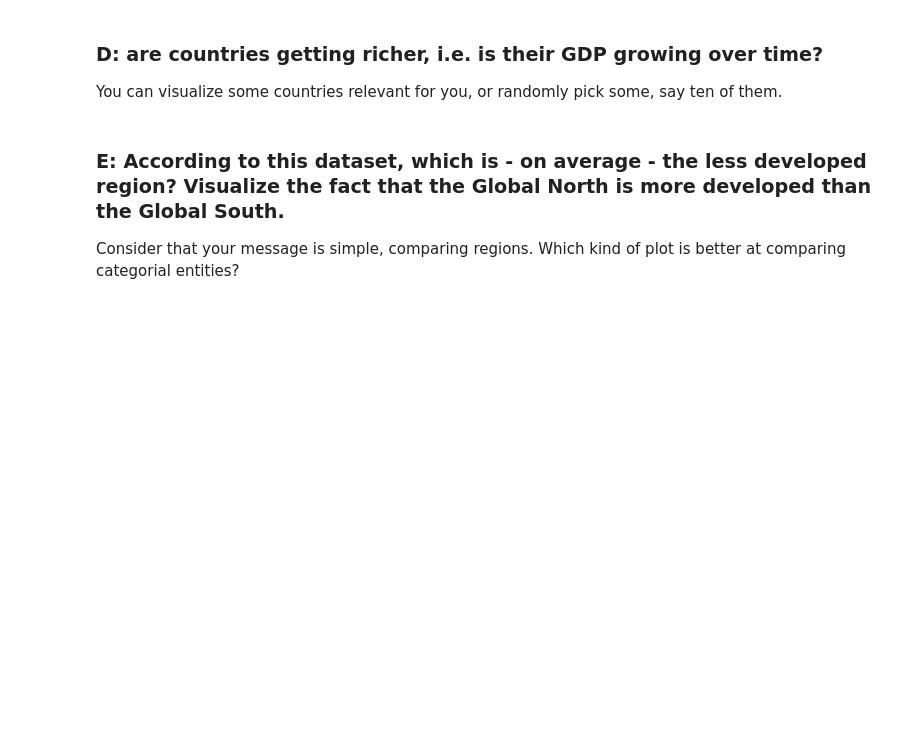
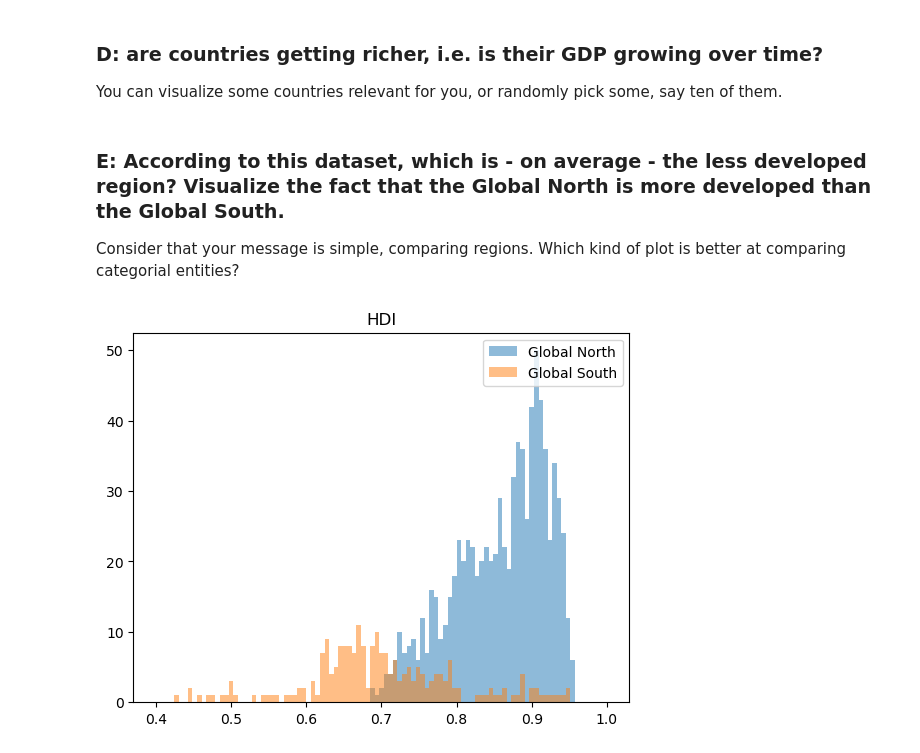
Before and after one commit to aspp-latam/2023-mexico-data-visualization, a Jupyter notebook: exercise-2.ipynb, the cells around one changed output. Drawn from its saved outputs; the diff is of its cells as text; code cells hidden in the pictures; blank space fills up the shorter version.

```diff
--- a/exercise-2.ipynb
+++ b/exercise-2.ipynb
@@ -96,3 +96,17 @@ You can visualize some countries relevant for you, or randomly pick some, say te
 ### E: According to this dataset, which is - on average - the less developed region? Visualize the fact that the Global North is more developed than the Global South.
 
 Consider that your message is simple, comparing regions. Which kind of plot is better at comparing categorial entities?
+# %%
+G_north = df[df['Global']=='Global North']
+G_south = df[df['Global']=='Global South']
+
+
+bins = np.linspace(0.4, 1, 100)
+
+plt.hist(G_north["HDI"], bins, alpha=0.5, label='Global North')
+plt.hist(G_south["HDI"], bins, alpha=0.5, label='Global South')
+plt.legend(loc='upper right')
+plt.title("HDI")
+plt.show()
+# %% [output]
+[figure, added]
```
